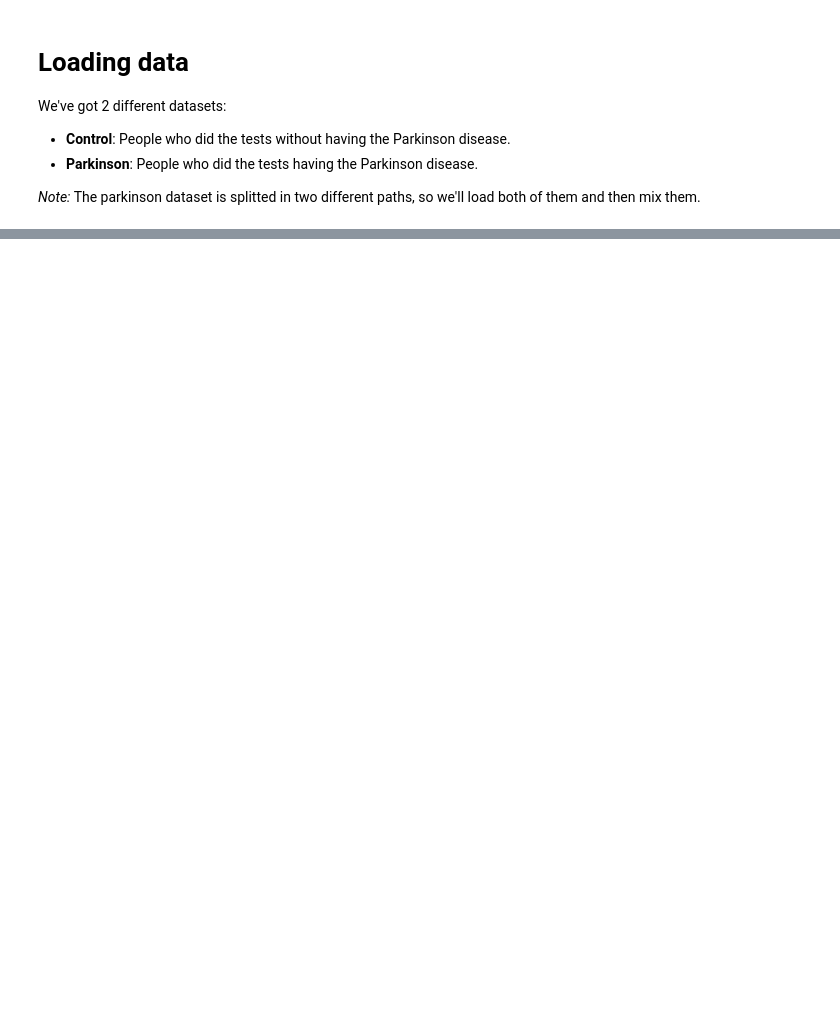
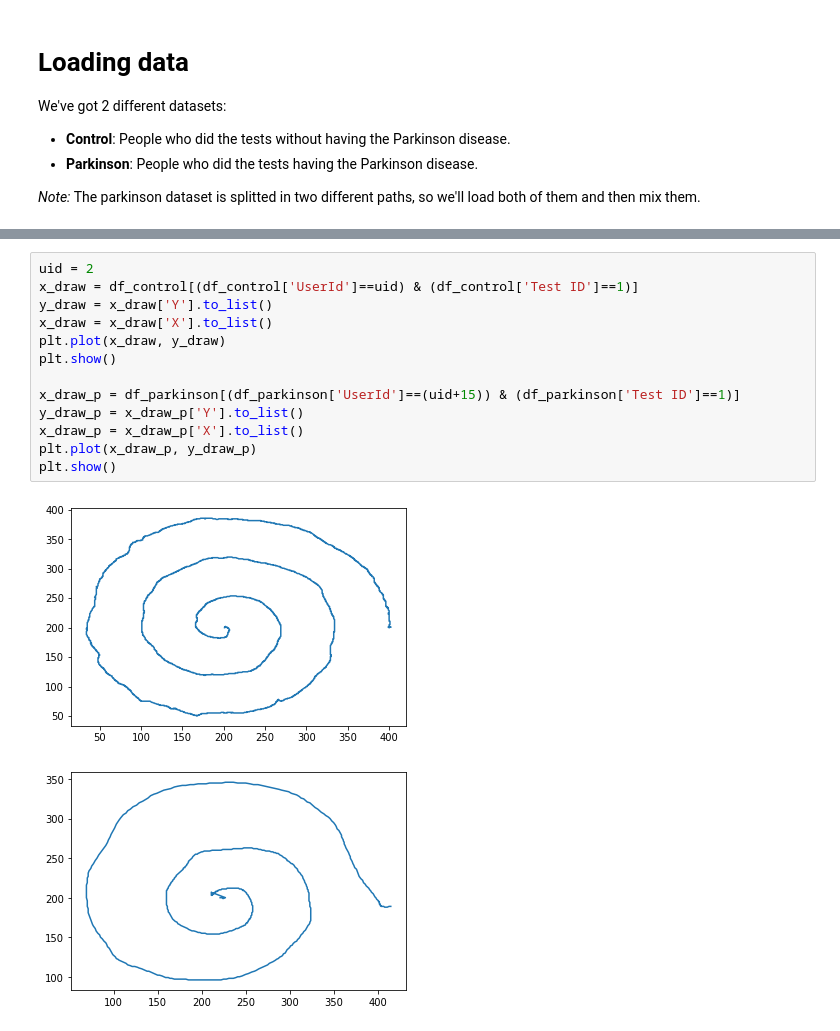
Before and after one commit to ErlantzCalvo/Parkinson_Detection, a Jupyter notebook: Parkinson_disease.ipynb, the cells around one changed output, grey strips where cells are left out. Cells and saved outputs as stored; diff of their text form; blank space fills up the shorter version.

```diff
--- a/Parkinson_disease.ipynb
+++ b/Parkinson_disease.ipynb
@@ -93,0 +342,16 @@ df_parkinson
+# %%
+uid = 2
+x_draw = df_control[(df_control['UserId']==uid) & (df_control['Test ID']==1)]
+y_draw = x_draw['Y'].to_list()
+x_draw = x_draw['X'].to_list()
+plt.plot(x_draw, y_draw)
+plt.show()
+
+x_draw_p = df_parkinson[(df_parkinson['UserId']==(uid+15)) & (df_parkinson['Test ID']==1)]
+y_draw_p = x_draw_p['Y'].to_list()
+x_draw_p = x_draw_p['X'].to_list()
+plt.plot(x_draw_p, y_draw_p)
+plt.show()
+# %% [output]
+[figure, added]
+[figure, added]
```
Also changed, not shown: parts of 24 cells of this notebook.
